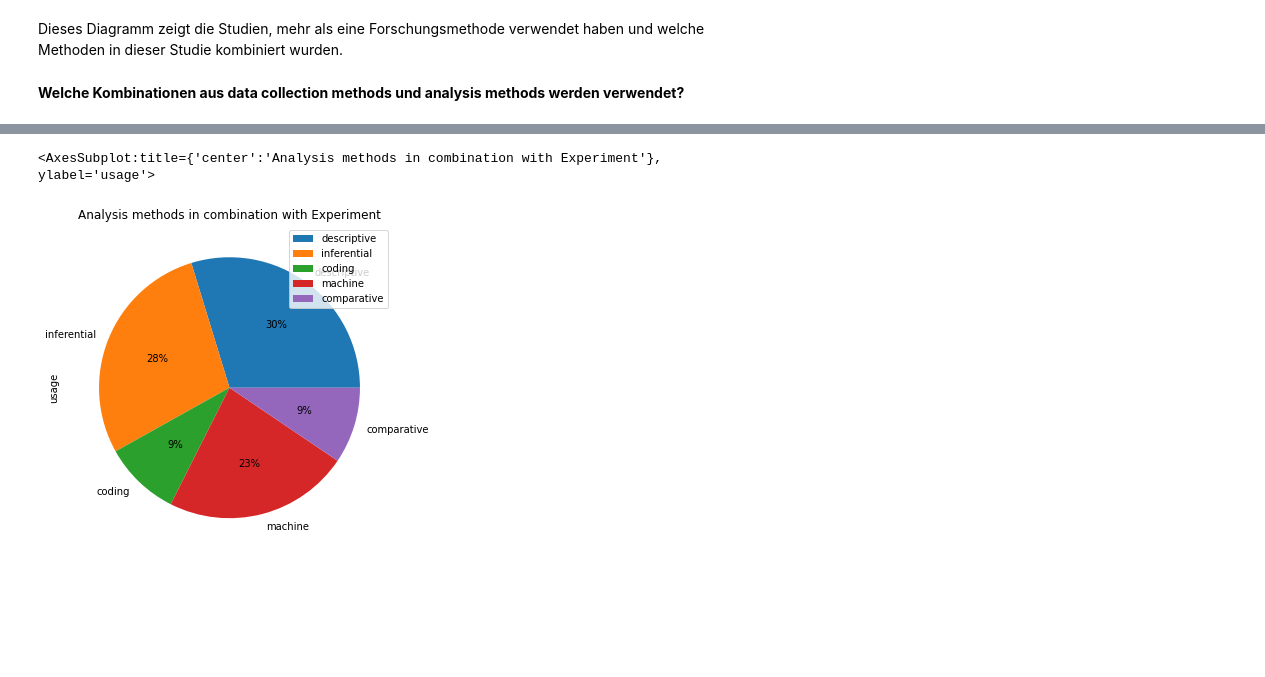
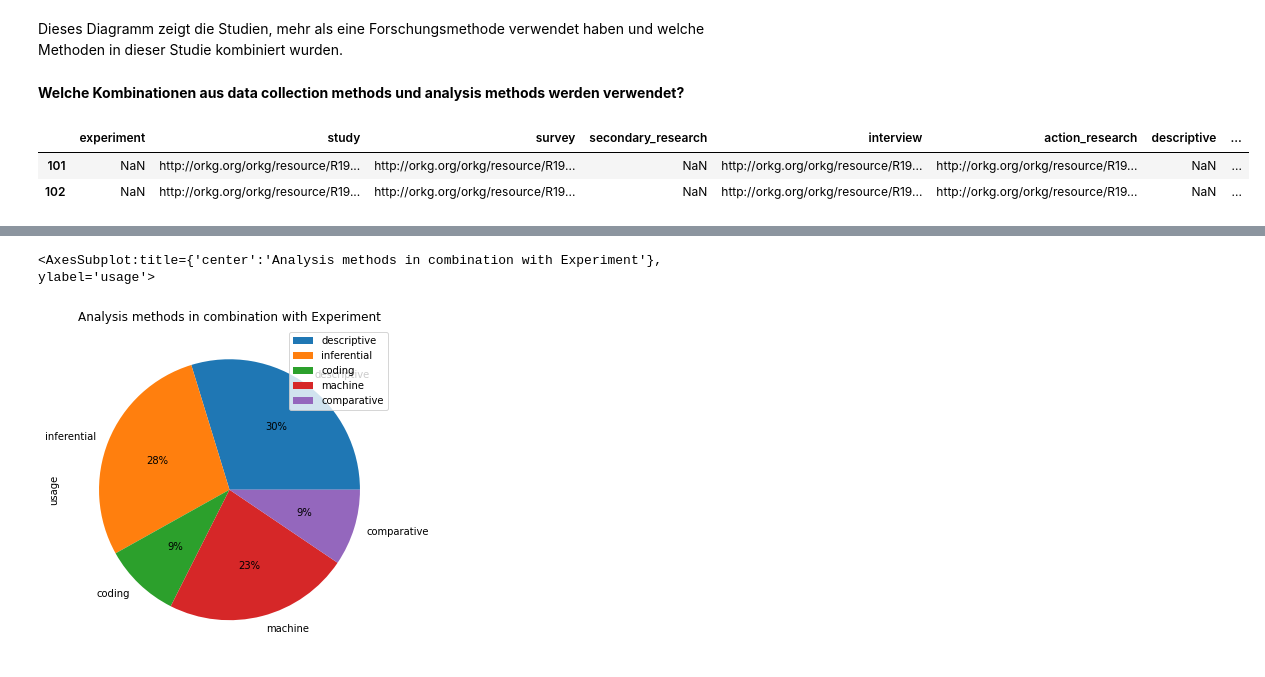
Before and after one commit to fWern/Bachelor-Thesis, a Jupyter notebook: sjoberg_roadmap_questions.ipynb, the cells around one changed output, grey strips where cells are left out. Drawn from its saved outputs; the diff is of its cells as text; code cells hidden in the pictures; blank space fills up the shorter version.

```diff
--- a/sjoberg_roadmap_questions.ipynb
+++ b/sjoberg_roadmap_questions.ipynb
@@ -299,33 +286,39 @@ Dieses Diagramm zeigt die Studien, mehr als eine Forschungsmethode verwendet hab
 **Welche Kombinationen aus data collection methods und analysis methods werden verwendet?**
 # %%
 query = """
-        SELECT ?experiment,  ?study, ?survey, ?secondary_research, ?interview, ?descriptive, ?inferential, ?coding, ?machine, ?error, ?reg, ?regularity, ?comparative,
+        SELECT ?experiment, ?study, ?survey, ?secondary_research, ?interview, ?action_research, ?descriptive, ?inferential, ?coding, ?machine, ?error, ?reg, ?regularity, ?comparative,
                ?sentiment, ?in_depth, ?behavioural, ?stakeholder, ?literature, ?artefact
         WHERE{
                 ?paper orkgp:P31 ?contribution.
                 ?contribution a orkgc:C27001.
                 ?paper rdfs:label ?title.
                 OPTIONAL{?contribution orkgp:P56008/orkgp:P1007 ?experiment.}
                 OPTIONAL{?contribution orkgp:P56008/orkgp:P57040 ?study.}
                 OPTIONAL{?contribution orkgp:P56008/orkgp:P57036 ?survey.}
                 OPTIONAL{?contribution orkgp:P56008/orkgp:P57021 ?secondary_research.}
                 OPTIONAL{?contribution orkgp:P56008/orkgp:P57034 ?interview.}
+                OPTIONAL{?contribution orkgp:P56008/orkgp:P57020 ?action_research}
 
                 OPTIONAL{?contribution orkgp:P15124/orkgp:P56048 ?descriptive.}
                 OPTIONAL{?contribution orkgp:P15124/orkgp:P56043 ?inferential.}
                 OPTIONAL{?contribution orkgp:P15124/orkgp:P59061 ?coding.}
                 OPTIONAL{?contribution orkgp:P15124/orkgp:P57016 ?machine.}
                 OPTIONAL{?contribution orkgp:P15124/orkgp:P15099 ?error}
                 OPTIONAL{?contribution orkgp:P15124/orkgp:P59057 ?regularity.}
                 OPTIONAL{?contribution orkgp:P15124/orkgp:P59058 ?comparative.}
                 OPTIONAL{?contribution orkgp:P15124/orkgp:P59059 ?triangulation.}
                 OPTIONAL{?contribution orkgp:P15124/orkgp:P59074 ?sentiment.}
                 OPTIONAL{?contribution orkgp:P15124/orkgp:P59094 ?in_depth.}
                 OPTIONAL{?contribution orkgp:P15124/orkgp:P59095 ?behavioural.}
                 OPTIONAL{?contribution orkgp:P15124/orkgp:P59110 ?stakeholder.}
                 OPTIONAL{?contribution orkgp:P15124/orkgp:P59126 ?literature.}
                 OPTIONAL{?contribution orkgp:P15124/orkgp:60007 ?artefact.}
         }
         """
 
 data = sparql_dataframe.get(endpoint_url, PREFIX+query)
+data[~data['action_research'].isnull()]
+# %% [output]
+|  | experiment | study | survey | secondary_research | interview | action_research | descriptive | ... |
+| 101 | NaN | http://orkg.org/orkg/resource/R19... | http://orkg.org/orkg/resource/R19... | NaN | http://orkg.org/orkg/resource/R19... | http://orkg.org/orkg/resource/R19... | NaN | ... |
+| 102 | NaN | http://orkg.org/orkg/resource/R19... | http://orkg.org/orkg/resource/R19... | NaN | http://orkg.org/orkg/resource/R19... | http://orkg.org/orkg/resource/R19... | NaN | ... |
```
Also changed, not shown: parts of 41 cells of this notebook.
